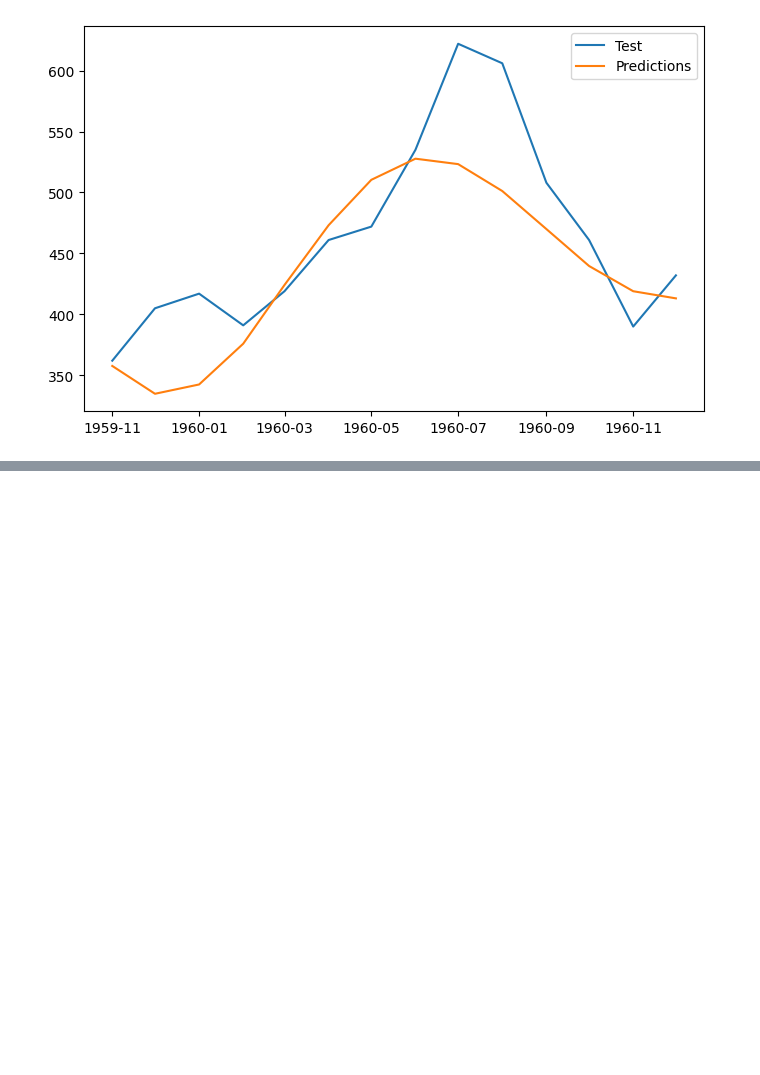
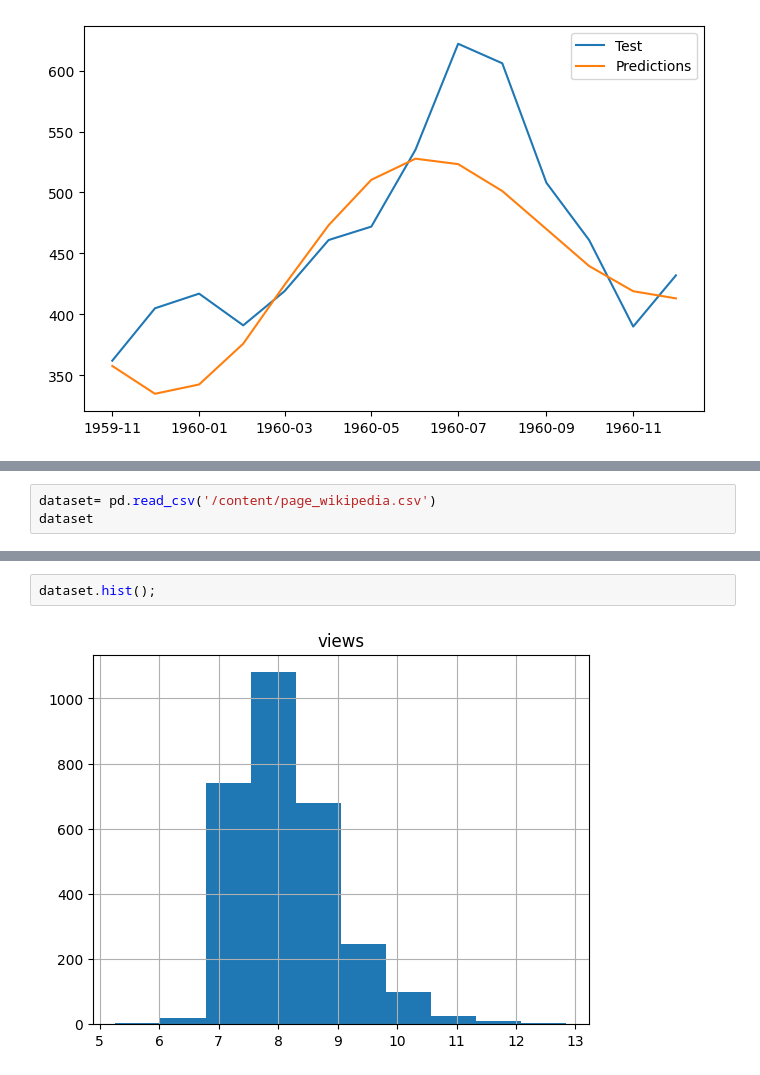
Before and after one commit to WallaceSantana79/CursoMachineLearning, a Jupyter notebook: Série_Temporal.ipynb, the cells around one changed output, grey strips where cells are left out. Drawn from its saved outputs; the diff is of its cells as text; blank space fills up the shorter version.

```diff
--- a/Série_Temporal.ipynb
+++ b/Série_Temporal.ipynb
@@ -306,0 +333,3 @@ plt.legend();
+# %%
+dataset= pd.read_csv('/content/page_wikipedia.csv')
+dataset
@@ -306,0 +362,4 @@ plt.legend();
+# %%
+dataset.hist();
+# %% [output]
+[figure, added]
```
Also changed, not shown: parts of 17 cells of this notebook.
